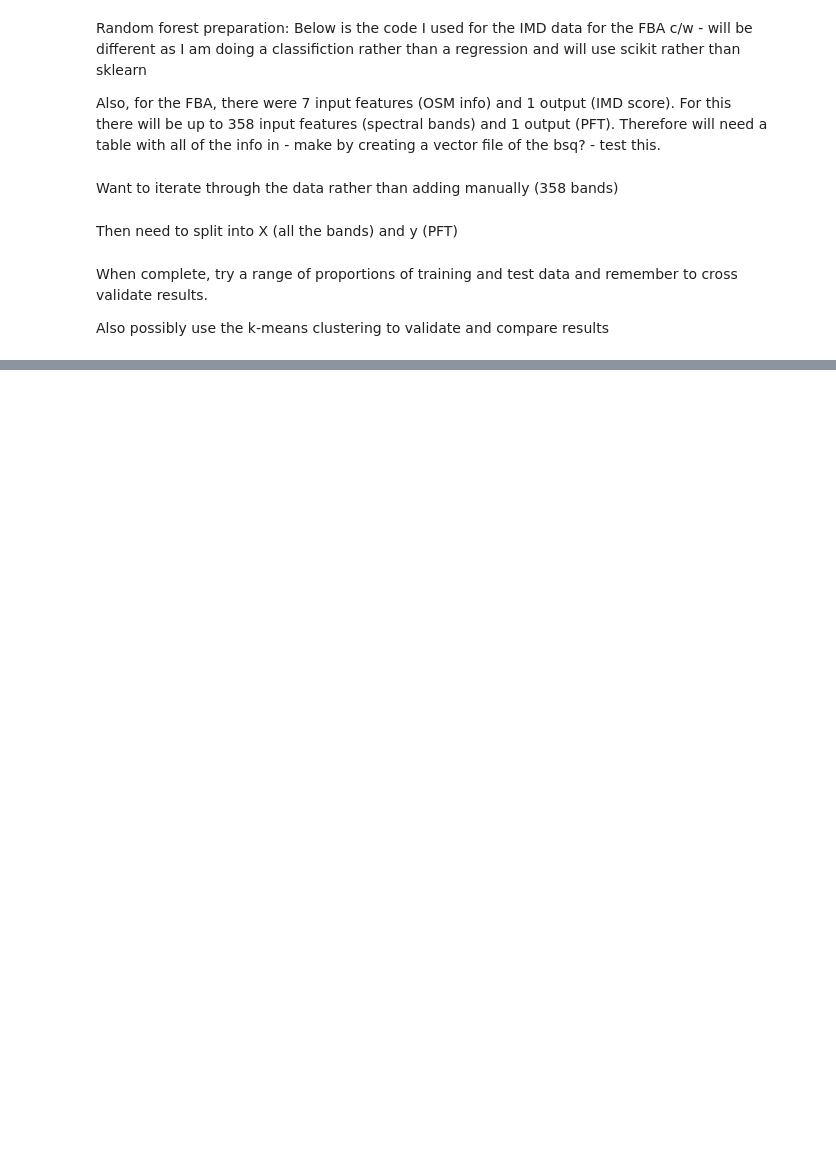
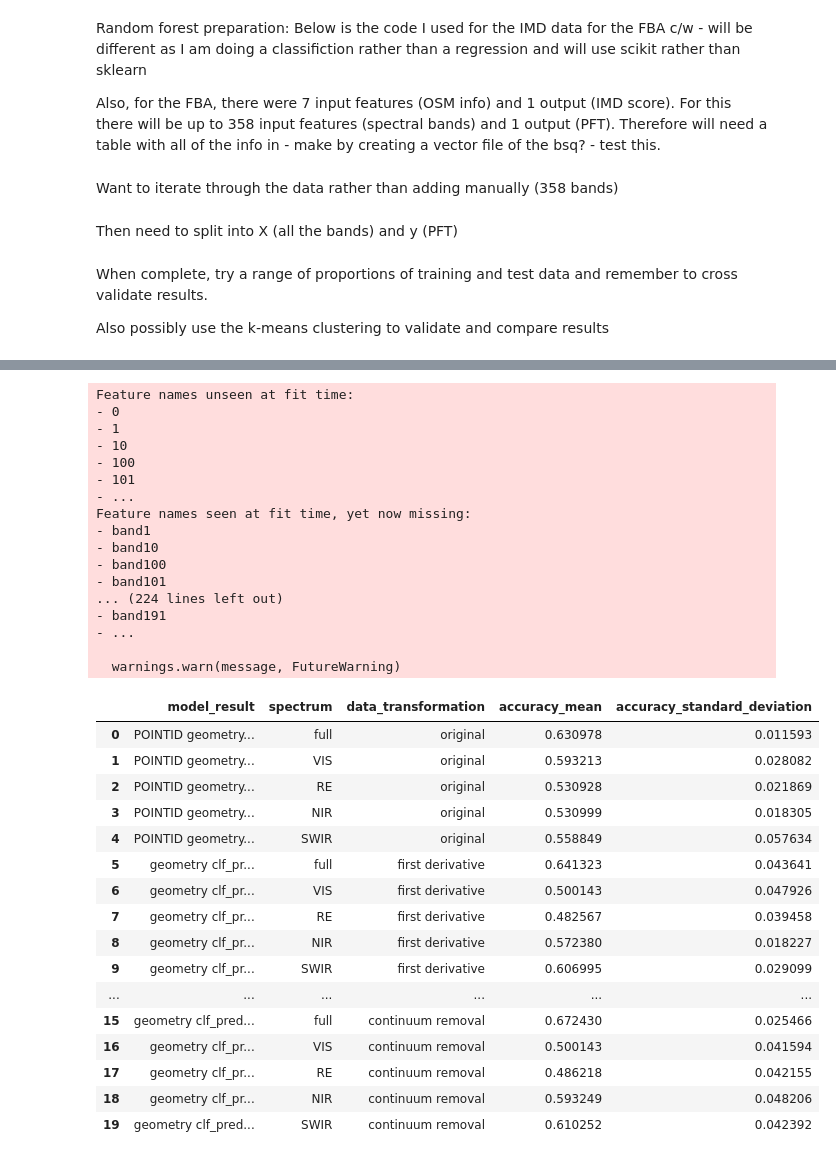
Before and after one commit to rachelzwalker/Flow_Country_HSI_and_PSM, a Jupyter notebook: python_notebooks/supervised/Random_Forest_preparation.ipynb, the cells around one changed output, grey strips where cells are left out. Saved outputs shown, nothing was run; the diff lists cells and outputs as text; code cells hidden in the pictures; blank space fills up the shorter version.

```diff
--- a/python_notebooks/supervised/Random_Forest_preparation.ipynb
+++ b/python_notebooks/supervised/Random_Forest_preparation.ipynb
@@ -13,0 +82,37 @@ Also possibly use the k-means clustering to validate and compare results
+# %%
+hml.random_forest.random_forest_csv_and_shape_file_outputs('erosion_updated', data_transformations, test_size=0.25, max_depth=5, output_directory='outputs')
+# %% [output]
+Feature names unseen at fit time:
+- 0
+- 1
+- 10
+- 100
+- 101
+- ...
+Feature names seen at fit time, yet now missing:
+- band1
+- band10
+- band100
+- band101
+... (224 lines left out)
+- band191
+- ...
+
+  warnings.warn(message, FutureWarning)
+|  | model_result | spectrum | data_transformation | accuracy_mean | accuracy_standard_deviation |
+| 0 | POINTID geometry... | full | original | 0.630978 | 0.011593 |
+| 1 | POINTID geometry... | VIS | original | 0.593213 | 0.028082 |
+| 2 | POINTID geometry... | RE | original | 0.530928 | 0.021869 |
+| 3 | POINTID geometry... | NIR | original | 0.530999 | 0.018305 |
+| 4 | POINTID geometry... | SWIR | original | 0.558849 | 0.057634 |
+| 5 | geometry clf_pr... | full | first derivative | 0.641323 | 0.043641 |
+| 6 | geometry clf_pr... | VIS | first derivative | 0.500143 | 0.047926 |
+| 7 | geometry clf_pr... | RE | first derivative | 0.482567 | 0.039458 |
+| 8 | geometry clf_pr... | NIR | first derivative | 0.572380 | 0.018227 |
+| 9 | geometry clf_pr... | SWIR | first derivative | 0.606995 | 0.029099 |
+| ... | ... | ... | ... | ... | ... |
+| 15 | geometry clf_pred... | full | continuum removal | 0.672430 | 0.025466 |
+| 16 | geometry clf_pr... | VIS | continuum removal | 0.500143 | 0.041594 |
+| 17 | geometry clf_pr... | RE | continuum removal | 0.486218 | 0.042155 |
+| 18 | geometry clf_pr... | NIR | continuum removal | 0.593249 | 0.048206 |
+| 19 | geometry clf_pred... | SWIR | continuum removal | 0.610252 | 0.042392 |
```
Also changed, not shown: parts of 34 cells of this notebook.
